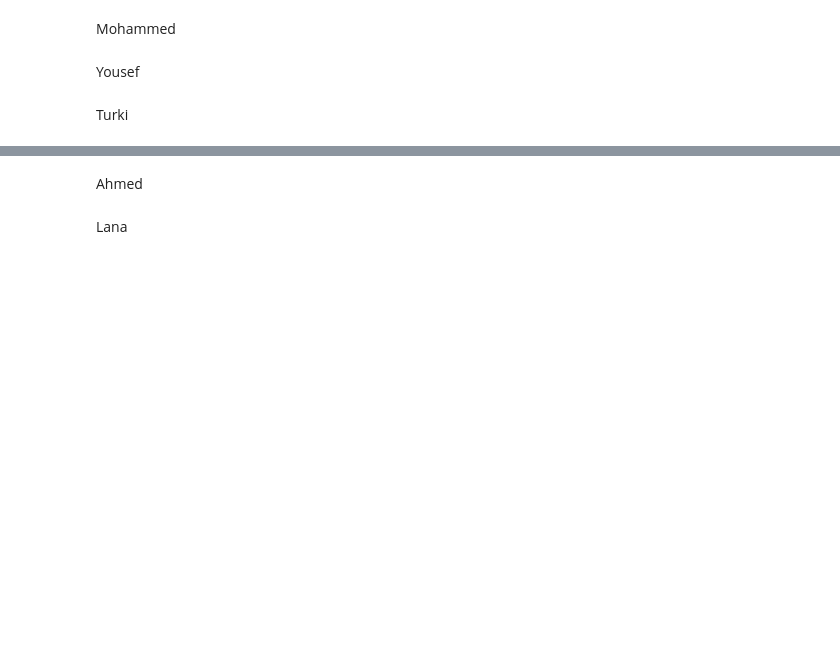
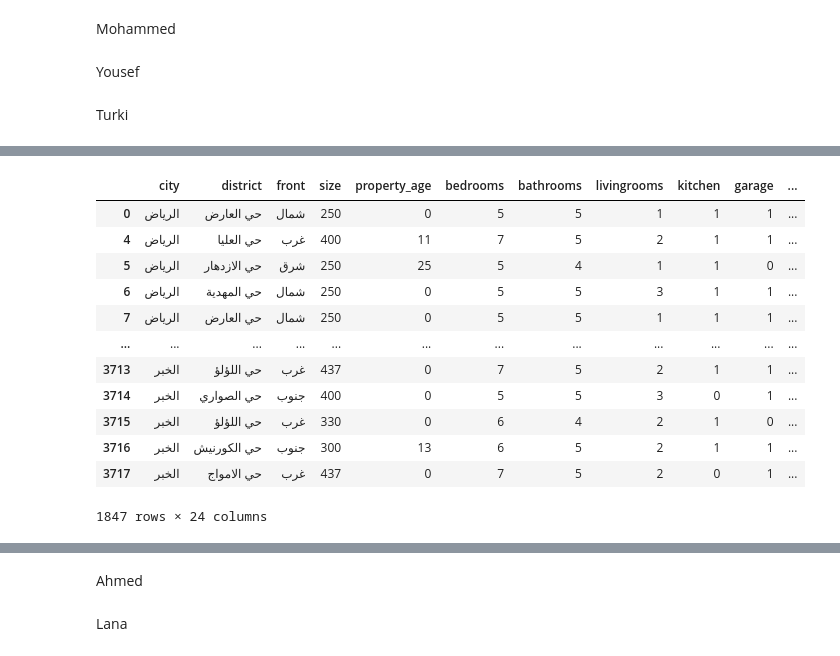
Before and after one commit to Turkinass/Aqar_Real_Estate_EDA, a Jupyter notebook: eda_raw.ipynb, the cells around one changed output, grey strips where cells are left out. Drawn from its saved outputs; the diff is of its cells as text; code cells hidden in the pictures; blank space fills up the shorter version.

```diff
--- a/eda_raw.ipynb
+++ b/eda_raw.ipynb
@@ -235,0 +243,17 @@ Turki
+# %%
+d1 = data[(data['duplex'] == 1) & (data['size'] < 1000) & (data['price'] < 300000)]
+d1
+# %% [output]
+|  | city | district | front | size | property_age | bedrooms | bathrooms | livingrooms | kitchen | garage | ... |
+| 0 | الرياض | حي العارض | شمال | 250 | 0 | 5 | 5 | 1 | 1 | 1 | ... |
+| 4 | الرياض | حي العليا | غرب | 400 | 11 | 7 | 5 | 2 | 1 | 1 | ... |
+| 5 | الرياض | حي الازدهار | شرق | 250 | 25 | 5 | 4 | 1 | 1 | 0 | ... |
+| 6 | الرياض | حي المهدية | شمال | 250 | 0 | 5 | 5 | 3 | 1 | 1 | ... |
+| 7 | الرياض | حي العارض | شمال | 250 | 0 | 5 | 5 | 1 | 1 | 1 | ... |
+| ... | ... | ... | ... | ... | ... | ... | ... | ... | ... | ... | ... |
+| 3713 | الخبر | حي اللؤلؤ | غرب | 437 | 0 | 7 | 5 | 2 | 1 | 1 | ... |
+| 3714 | الخبر | حي الصواري | جنوب | 400 | 0 | 5 | 5 | 3 | 0 | 1 | ... |
+| 3715 | الخبر | حي اللؤلؤ | غرب | 330 | 0 | 6 | 4 | 2 | 1 | 0 | ... |
+| 3716 | الخبر | حي الكورنيش | جنوب | 300 | 13 | 6 | 5 | 2 | 1 | 1 | ... |
+| 3717 | الخبر | حي الامواج | غرب | 437 | 0 | 7 | 5 | 2 | 0 | 1 | ... |
+1847 rows × 24 columns
```
Also changed, not shown: parts of 6 cells of this notebook.
